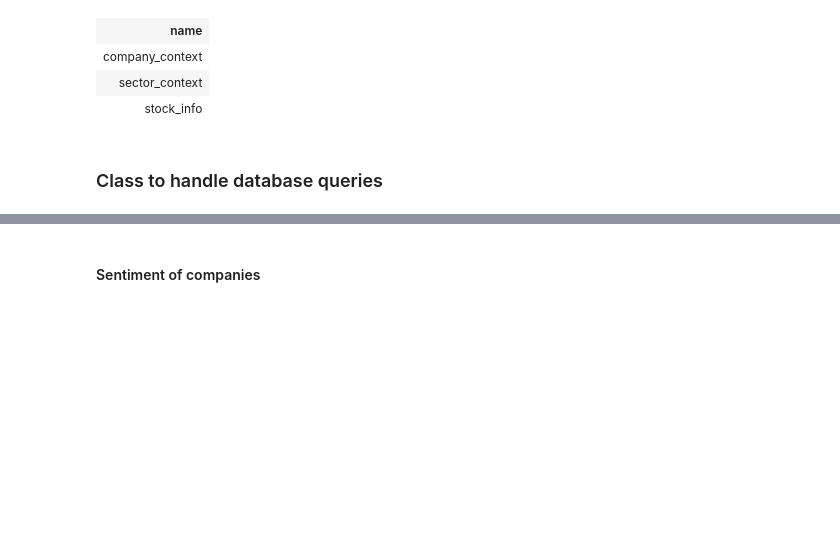
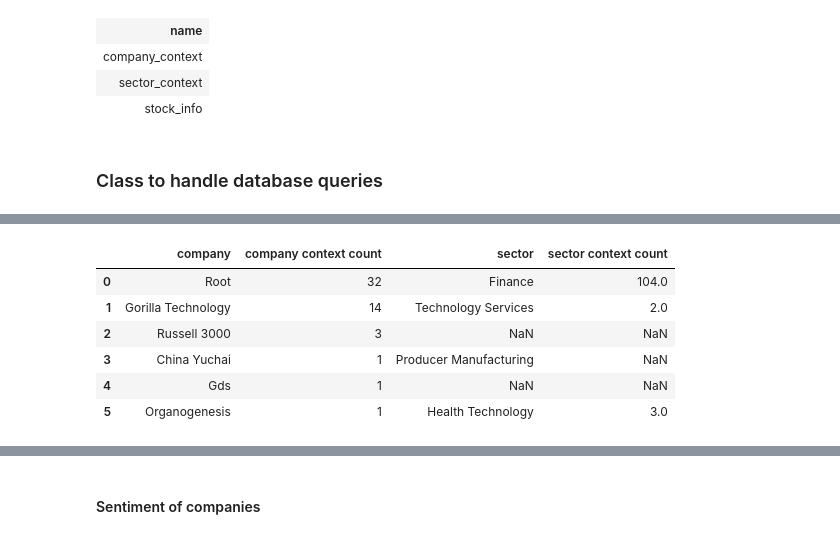
Before and after one commit to TheKusz/Python_DSM020-2024-OCT, a Jupyter notebook: Final Coursework/final coursework.ipynb, the cells around one changed output, grey strips where cells are left out. Drawn from its saved outputs; the diff is of its cells as text; code cells hidden in the pictures; blank space fills up the shorter version.

```diff
--- a/Final Coursework/final coursework.ipynb
+++ b/Final Coursework/final coursework.ipynb
@@ -226,13 +229,13 @@ stock_db = StockAnalysisDB(mock_db=False)
 # %%
 import pandas as pd
-from bs4 import BeautifulSoup
-from urllib.parse import urlparse
 
 # domain checks
 import pycountry
 import tldextract
+from urllib.parse import urlparse
 
-# data cleaning
+# For data cleaning
+from bs4 import BeautifulSoup
 from nltk.corpus import stopwords
 from nltk.stem import WordNetLemmatizer
 
@@ -281,7 +284,7 @@ class StockDataHandler():
 
     UNWANTED_PATH_SEGMENTS = {
         "login", "signup", "profile", "checkout", "contact", "privacy", "terms", "careers", "screener", "market-movers", "quotes",
-        "tel:", "javascript", "advert", "politics", "legal", "mail", "help", "login", "account", "logout",
+        "javascript", "advert", "politics", "legal", "mail", "help", "login", "account", "logout",
 
          # Experimentation
          "forum",
@@ -453,9 +456,7 @@ class StockDataHandler():
 
         # Remove non-printable and invalid UTF-8 characters
         context = "".join(char for char in context if char.isprintable() and ord(char) < 128)
-
         context = ' '.join(context.split())
-
         return context
 
     def clean_text_and_remove_stop_words(self, text):
@@ -476,13 +477,10 @@ class StockDataHandler():
         return ' '.join(words)
 
     def clean_context_data(self, df):
-
         # Drop duplicates
         df = df.drop_duplicates(subset=['context']).copy()
-
         # Remove tags and special characters (except for currencies)
         df['context'] = df['context'].apply(self.clean_text_and_remove_stop_words)
-
         return df
 
     @staticmethod
@@ -1014,7 +1049,15 @@ class StockContextAnalyzer:
 analyzer = StockContextAnalyzer()
 # %%
 # Select all mentioned companies
-all_company_n = clean_company_df['company'].nunique()
+all_company_n = company_context_df['company'].nunique()
 top_mentioned = analyzer.get_top_mentioned_company_n(company_context_df, sector_context_df, all_company_n)
 top_mentioned
+# %% [output]
+|  | company | company context count | sector | sector context count |
+| 0 | Root | 32 | Finance | 104.0 |
+| 1 | Gorilla Technology | 14 | Technology Services | 2.0 |
+| 2 | Russell 3000 | 3 | NaN | NaN |
+| 3 | China Yuchai | 1 | Producer Manufacturing | NaN |
+| 4 | Gds | 1 | NaN | NaN |
+| 5 | Organogenesis | 1 | Health Technology | 3.0 |
 # %% [markdown]
```
Also changed, not shown: parts of 26 cells of this notebook, 1 other file.
